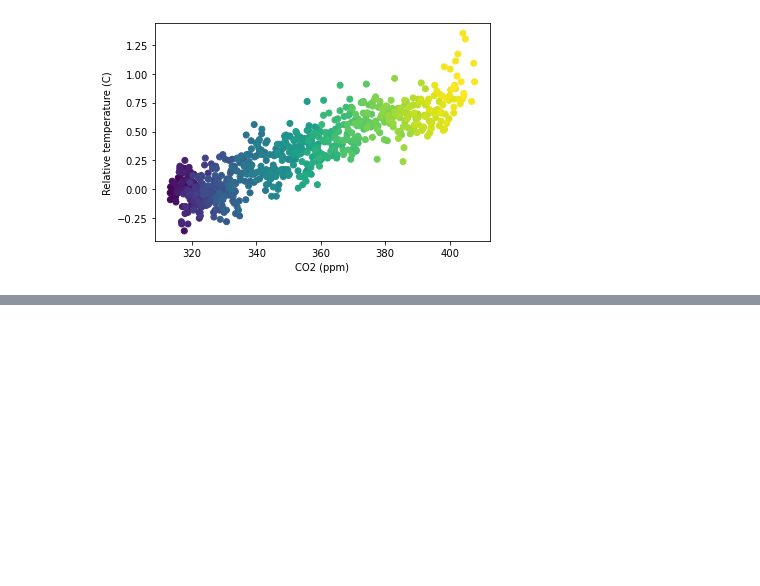
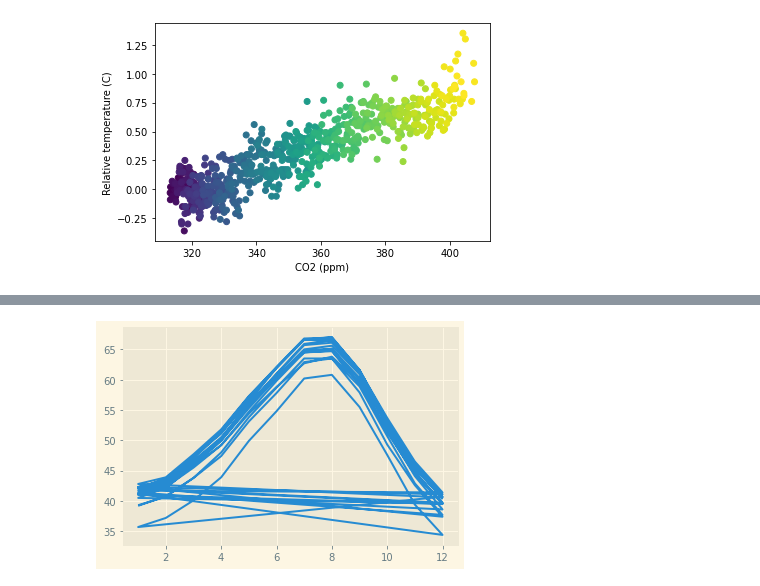
Before and after one commit to marcusandrev/DataCamp-Data-Scientist-with-Python-Career-Track, a Jupyter notebook: 8.Intro-to-Data-Visualization-with-Matplotlib/IDVM-Chapter-3-4.ipynb, the cells around one changed output, grey strips where cells are left out. Cells and saved outputs as stored; diff of their text form; code cells hidden in the pictures; blank space fills up the shorter version.

```diff
--- a/8.Intro-to-Data-Visualization-with-Matplotlib/IDVM-Chapter-3-4.ipynb
+++ b/8.Intro-to-Data-Visualization-with-Matplotlib/IDVM-Chapter-3-4.ipynb
@@ -346,0 +359,9 @@ plt.show()
+# %%
+# Use the "ggplot" style and create new Figure/Axes
+fig, ax = plt.subplots()
+plt.style.use("ggplot")
+ax.plot(seattle_weather["DATE"], seattle_weather["MLY-TAVG-NORMAL"])
+#No month so I change it to date; Code in DC: ax.plot(seattle_weather["MONTH"], seattle_weather["MLY-TAVG-NORMAL"])
+plt.show()
+# %% [output]
+[figure, added]
```
Also changed, not shown: parts of 12 cells of this notebook, 8 other files.
